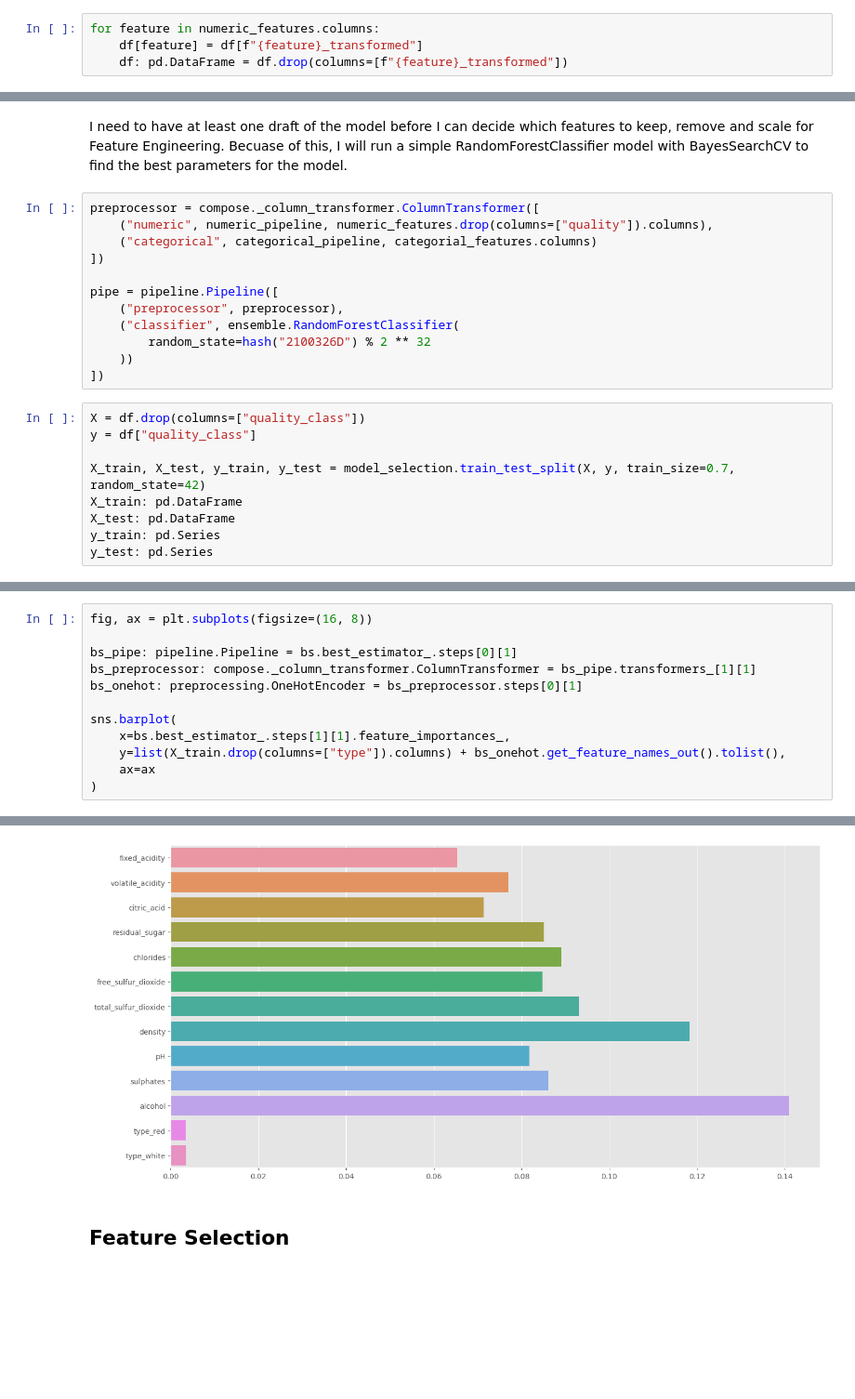
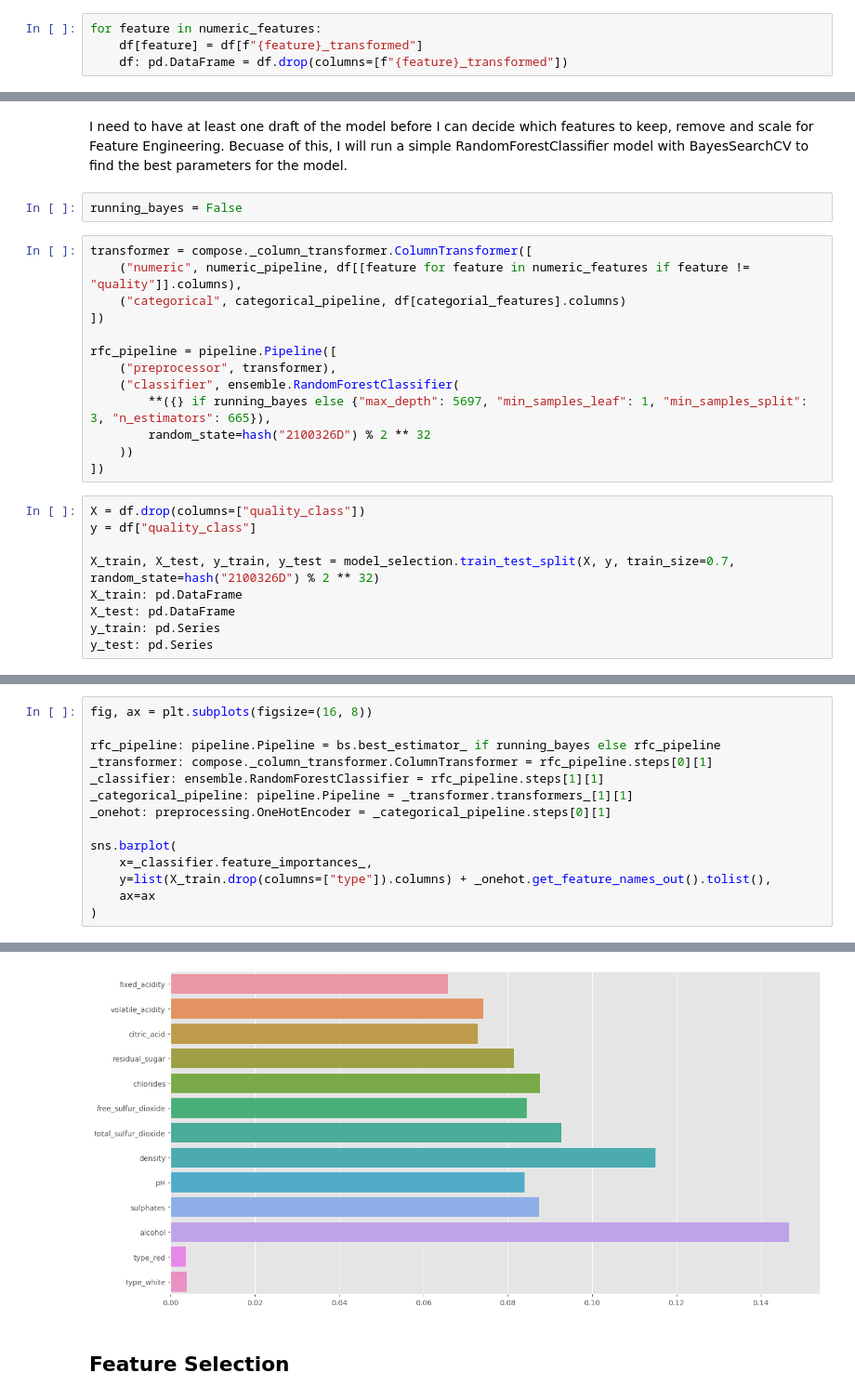
Before and after one commit to zS1L3NT/mldp, a Jupyter notebook: main.ipynb, the cells around one changed output, grey strips where cells are left out. Shown at 93% size. Saved outputs shown, nothing was run; the diff lists cells and outputs as text; blank space fills up the shorter version.

Commit message:
✨ allow toggling between using batyes in the first draft of the model

```diff
--- a/main.ipynb
+++ b/main.ipynb
@@ -267,7 +266,7 @@ for i, ax in enumerate(axes.flat):
 # %% [markdown]
 ### Overwriting the original columns with the transformed columns
 # %%
-for feature in numeric_features.columns:
+for feature in numeric_features:
     df[feature] = df[f"{feature}_transformed"]
     df: pd.DataFrame = df.drop(columns=[f"{feature}_transformed"])
 # %% [markdown]
@@ -310,15 +309,18 @@ df = df.drop(columns=["quality"])
 ## First Draft of Model
 # %% [markdown]
 I need to have at least one draft of the model before I can decide which features to keep, remove and scale for Feature Engineering. Becuase of this, I will run a simple RandomForestClassifier model with BayesSearchCV to find the best parameters for the model.
+# %%
+running_bayes = False
 # %%
-preprocessor = compose._column_transformer.ColumnTransformer([
-    ("numeric", numeric_pipeline, numeric_features.drop(columns=["quality"]).columns),
-    ("categorical", categorical_pipeline, categorial_features.columns)
+transformer = compose._column_transformer.ColumnTransformer([
+    ("numeric", numeric_pipeline, df[[feature for feature in numeric_features if feature != "quality"]].columns),
+    ("categorical", categorical_pipeline, df[categorial_features].columns)
 ])
 
-pipe = pipeline.Pipeline([
-    ("preprocessor", preprocessor),
+rfc_pipeline = pipeline.Pipeline([
+    ("preprocessor", transformer),
     ("classifier", ensemble.RandomForestClassifier(
+        **({} if running_bayes else {"max_depth": 5697, "min_samples_leaf": 1, "min_samples_split": 3, "n_estimators": 665}),
         random_state=hash("2100326D") % 2 ** 32
     ))
 ])
@@ -326,7 +328,7 @@ pipe = pipeline.Pipeline([
 X = df.drop(columns=["quality_class"])
 y = df["quality_class"]
 
-X_train, X_test, y_train, y_test = model_selection.train_test_split(X, y, train_size=0.7, random_state=42)
+X_train, X_test, y_train, y_test = model_selection.train_test_split(X, y, train_size=0.7, random_state=hash("2100326D") % 2 ** 32)
 X_train: pd.DataFrame
 X_test: pd.DataFrame
 y_train: pd.Series
@@ -403,18 +371,20 @@ bs.score(X_test, y_test)
 # %%
 fig, ax = plt.subplots(figsize=(16, 8))
 
-bs_pipe: pipeline.Pipeline = bs.best_estimator_.steps[0][1]
-bs_preprocessor: compose._column_transformer.ColumnTransformer = bs_pipe.transformers_[1][1]
-bs_onehot: preprocessing.OneHotEncoder = bs_preprocessor.steps[0][1]
+rfc_pipeline: pipeline.Pipeline = bs.best_estimator_ if running_bayes else rfc_pipeline
+_transformer: compose._column_transformer.ColumnTransformer = rfc_pipeline.steps[0][1]
+_classifier: ensemble.RandomForestClassifier = rfc_pipeline.steps[1][1]
+_categorical_pipeline: pipeline.Pipeline = _transformer.transformers_[1][1]
+_onehot: preprocessing.OneHotEncoder = _categorical_pipeline.steps[0][1]
 
 sns.barplot(
-    x=bs.best_estimator_.steps[1][1].feature_importances_,
-    y=list(X_train.drop(columns=["type"]).columns) + bs_onehot.get_feature_names_out().tolist(),
+    x=_classifier.feature_importances_,
+    y=list(X_train.drop(columns=["type"]).columns) + _onehot.get_feature_names_out().tolist(),
     ax=ax
 )
 # %% [output]
 <AxesSubplot: >
-[figure, old version]
+[figure, new version]
 # %% [markdown]
 ## Feature Selection
 # %% [markdown]
```
Also changed, not shown: parts of 17 cells of this notebook.
